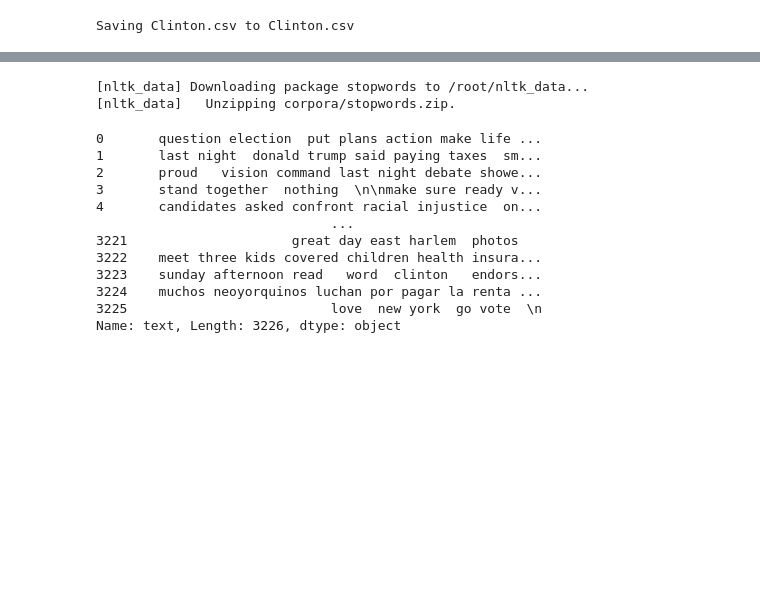
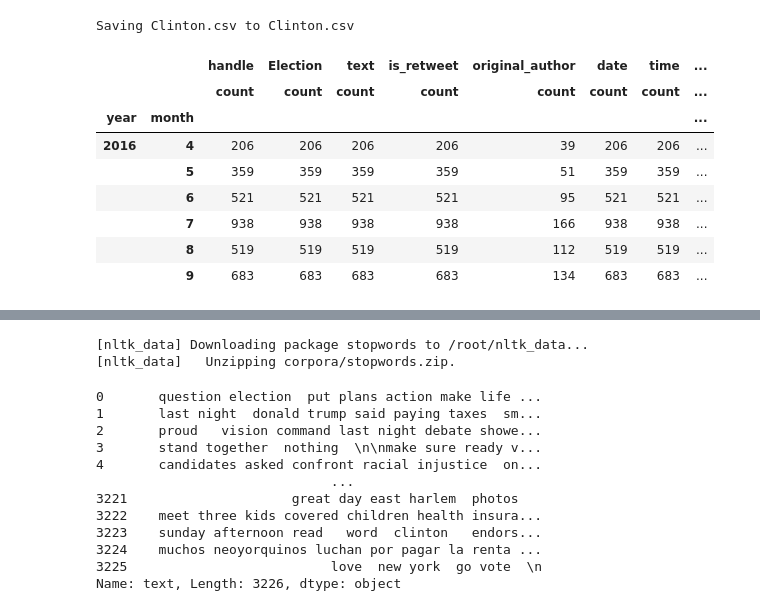
Before and after one commit to DinaTTomoum/Thesis2021, a Jupyter notebook: clintonngrams.ipynb, the cells around one changed output, grey strips where cells are left out. Cells and saved outputs as stored; diff of their text form; code cells hidden in the pictures; blank space fills up the shorter version.

```diff
--- a/clintonngrams.ipynb
+++ b/clintonngrams.ipynb
@@ -38,6 +38,19 @@ Saving Clinton.csv to Clinton.csv
 # %%
 import pandas as pd
 data = pd.read_csv('Clinton.csv', encoding= 'unicode_escape')
+# %%
+data['date'] = pd.to_datetime(data['date'], errors='coerce')
+data.groupby([data['date'].dt.year.rename('year'), data['date'].dt.month.rename('month')]).agg({'count'})
+# %% [output]
+|  |  | handle | Election | text | is_retweet | original_author | date | time | ... |
+|  |  | count | count | count | count | count | count | count | ... |
+| year | month |  |  |  |  |  |  |  | ... |
+| 2016 | 4 | 206 | 206 | 206 | 206 | 39 | 206 | 206 | ... |
+|  | 5 | 359 | 359 | 359 | 359 | 51 | 359 | 359 | ... |
+|  | 6 | 521 | 521 | 521 | 521 | 95 | 521 | 521 | ... |
+|  | 7 | 938 | 938 | 938 | 938 | 166 | 938 | 938 | ... |
+|  | 8 | 519 | 519 | 519 | 519 | 112 | 519 | 519 | ... |
+|  | 9 | 683 | 683 | 683 | 683 | 134 | 683 | 683 | ... |
 # %%
 data.head()
 # %% [output]
```
